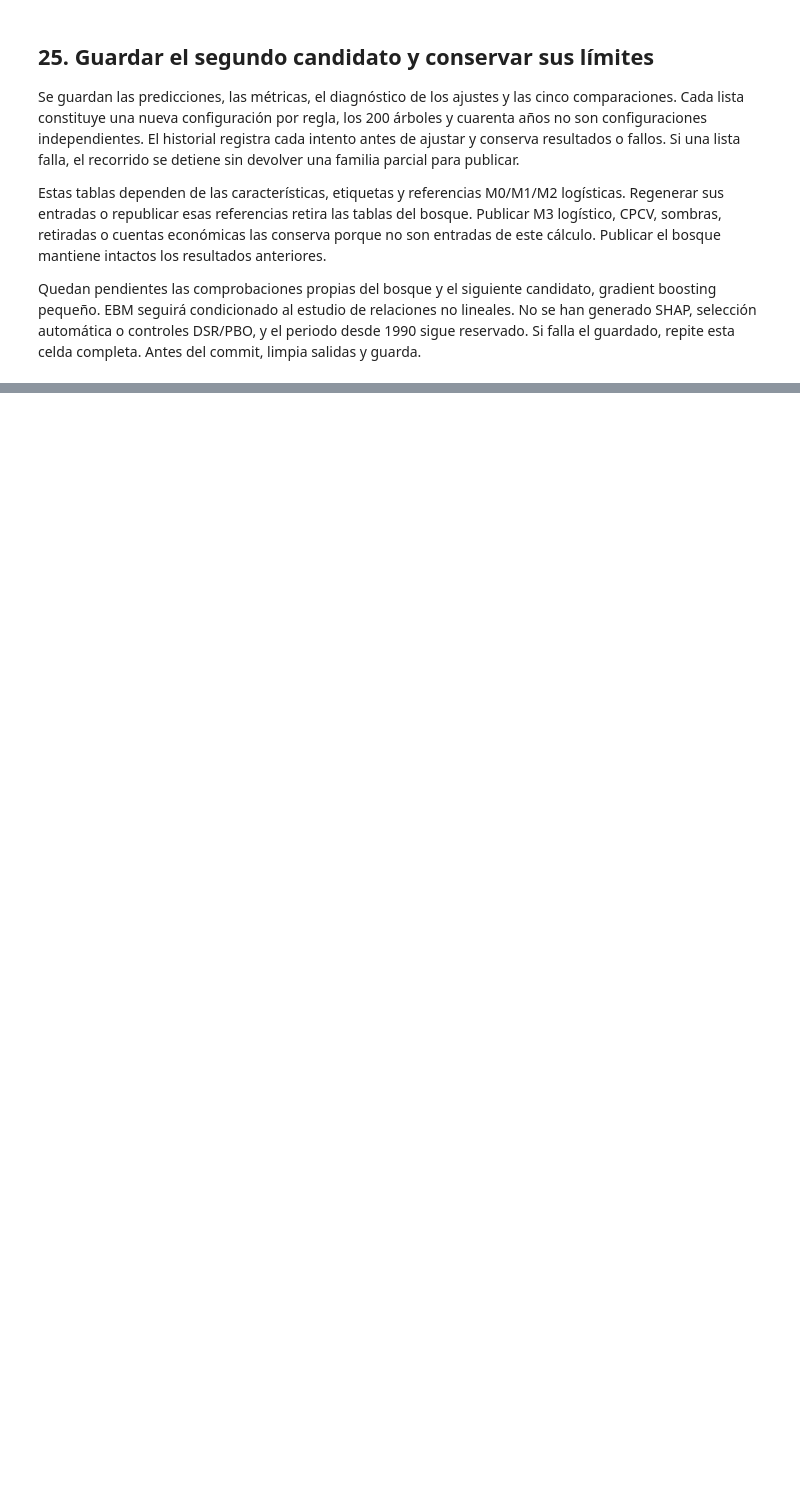
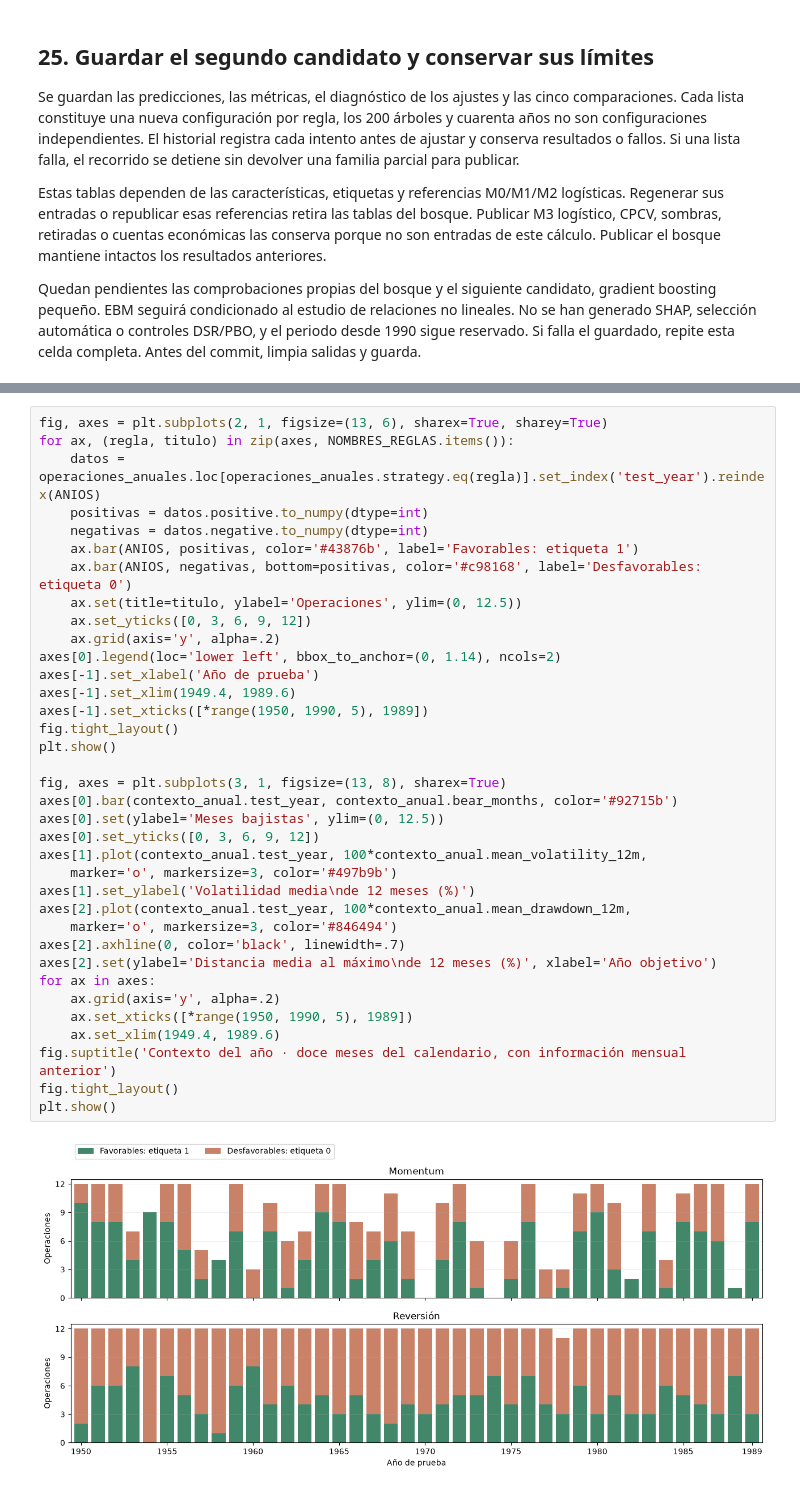
Before and after one commit to Zeppelin17/UOCDataScienceTFM, a Jupyter notebook: notebooks/14_referencia_walk_forward.ipynb, the cells around one changed output, grey strips where cells are left out. Saved outputs shown, nothing was run; the diff lists cells and outputs as text; blank space fills up the shorter version.

```diff
--- a/notebooks/14_referencia_walk_forward.ipynb
+++ b/notebooks/14_referencia_walk_forward.ipynb
@@ -626,0 +1145,38 @@ print('Alcance:', informe_bosque['skill_gate_status'])
+# %%
+fig, axes = plt.subplots(2, 1, figsize=(13, 6), sharex=True, sharey=True)
+for ax, (regla, titulo) in zip(axes, NOMBRES_REGLAS.items()):
+    datos = operaciones_anuales.loc[operaciones_anuales.strategy.eq(regla)].set_index('test_year').reindex(ANIOS)
+    positivas = datos.positive.to_numpy(dtype=int)
+    negativas = datos.negative.to_numpy(dtype=int)
+    ax.bar(ANIOS, positivas, color='#43876b', label='Favorables: etiqueta 1')
+    ax.bar(ANIOS, negativas, bottom=positivas, color='#c98168', label='Desfavorables: etiqueta 0')
+    ax.set(title=titulo, ylabel='Operaciones', ylim=(0, 12.5))
+    ax.set_yticks([0, 3, 6, 9, 12])
+    ax.grid(axis='y', alpha=.2)
+axes[0].legend(loc='lower left', bbox_to_anchor=(0, 1.14), ncols=2)
+axes[-1].set_xlabel('Año de prueba')
+axes[-1].set_xlim(1949.4, 1989.6)
+axes[-1].set_xticks([*range(1950, 1990, 5), 1989])
+fig.tight_layout()
+plt.show()
+
+fig, axes = plt.subplots(3, 1, figsize=(13, 8), sharex=True)
+axes[0].bar(contexto_anual.test_year, contexto_anual.bear_months, color='#92715b')
+axes[0].set(ylabel='Meses bajistas', ylim=(0, 12.5))
+axes[0].set_yticks([0, 3, 6, 9, 12])
+axes[1].plot(contexto_anual.test_year, 100*contexto_anual.mean_volatility_12m,
+    marker='o', markersize=3, color='#497b9b')
+axes[1].set_ylabel('Volatilidad media\nde 12 meses (%)')
+axes[2].plot(contexto_anual.test_year, 100*contexto_anual.mean_drawdown_12m,
+    marker='o', markersize=3, color='#846494')
+axes[2].axhline(0, color='black', linewidth=.7)
+axes[2].set(ylabel='Distancia media al máximo\nde 12 meses (%)', xlabel='Año objetivo')
+for ax in axes:
+    ax.grid(axis='y', alpha=.2)
+    ax.set_xticks([*range(1950, 1990, 5), 1989])
+    ax.set_xlim(1949.4, 1989.6)
+fig.suptitle('Contexto del año · doce meses del calendario, con información mensual anterior')
+fig.tight_layout()
+plt.show()
+# %% [output]
+[figure, added]
```
Also changed, not shown: parts of 33 cells of this notebook, 10 other files.
